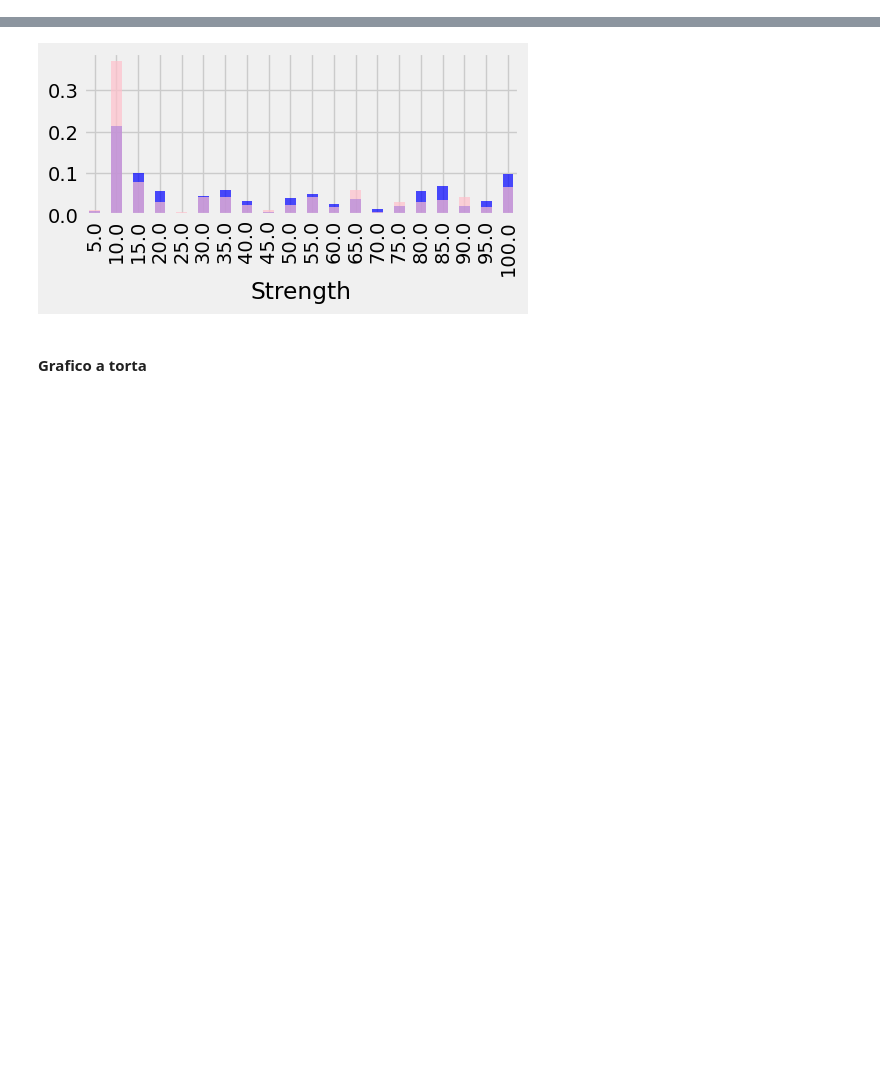
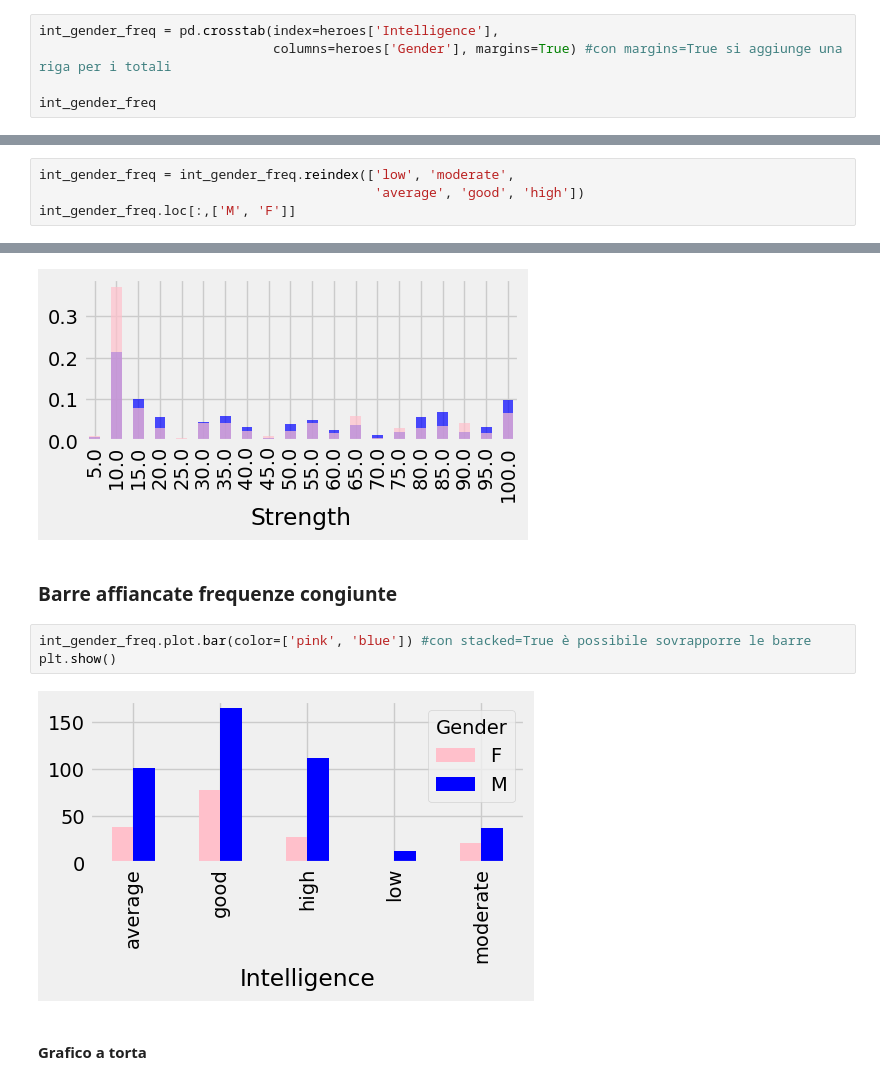
Before and after one commit to gabrielebagnasco/Statistica, a Jupyter notebook: riassunto python.ipynb, the cells around one changed output, grey strips where cells are left out. Drawn from its saved outputs; the diff is of its cells as text; blank space fills up the shorter version.

```diff
--- a/riassunto python.ipynb
+++ b/riassunto python.ipynb
@@ -446,0 +451,5 @@ first_app_freq_cumulate.iloc[:10]
+# %%
+int_gender_freq = pd.crosstab(index=heroes['Intelligence'],
+                              columns=heroes['Gender'], margins=True) #con margins=True si aggiunge una riga per i totali
+
+int_gender_freq
@@ -447,3 +495,7 @@ first_app_freq_cumulate.iloc[:10]
+# %%
+int_gender_freq = int_gender_freq.reindex(['low', 'moderate',
+                                           'average', 'good', 'high'])
+int_gender_freq.loc[:,['M', 'F']]
 # %% [markdown]
 # Grafici
 # %% [markdown]
@@ -499,6 +551,13 @@ female_strength_freq.plot.bar(color='pink', alpha=.7)
 plt.show()
 # %% [output]
 [figure]
+# %% [markdown]
+### Barre affiancate frequenze congiunte
+# %%
+int_gender_freq.plot.bar(color=['pink', 'blue']) #con stacked=True è possibile sovrapporre le barre
+plt.show()
+# %% [output]
+[figure, added]
 # %% [markdown]
 #### Grafico a torta
 # %%
```
Also changed, not shown: parts of 16 cells of this notebook.
